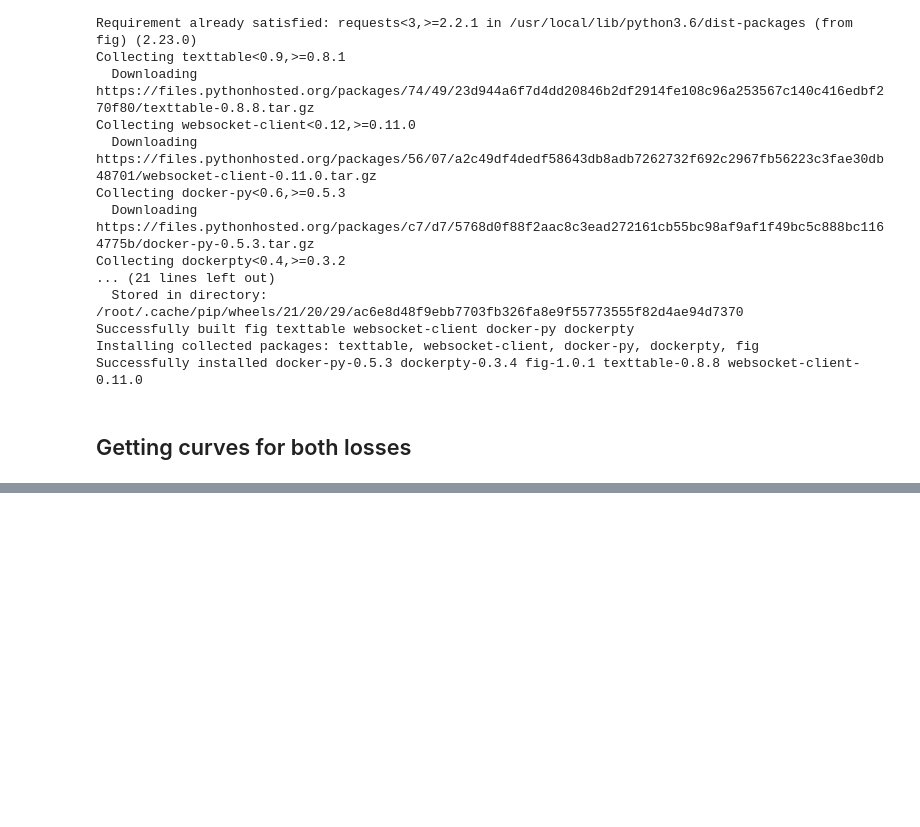
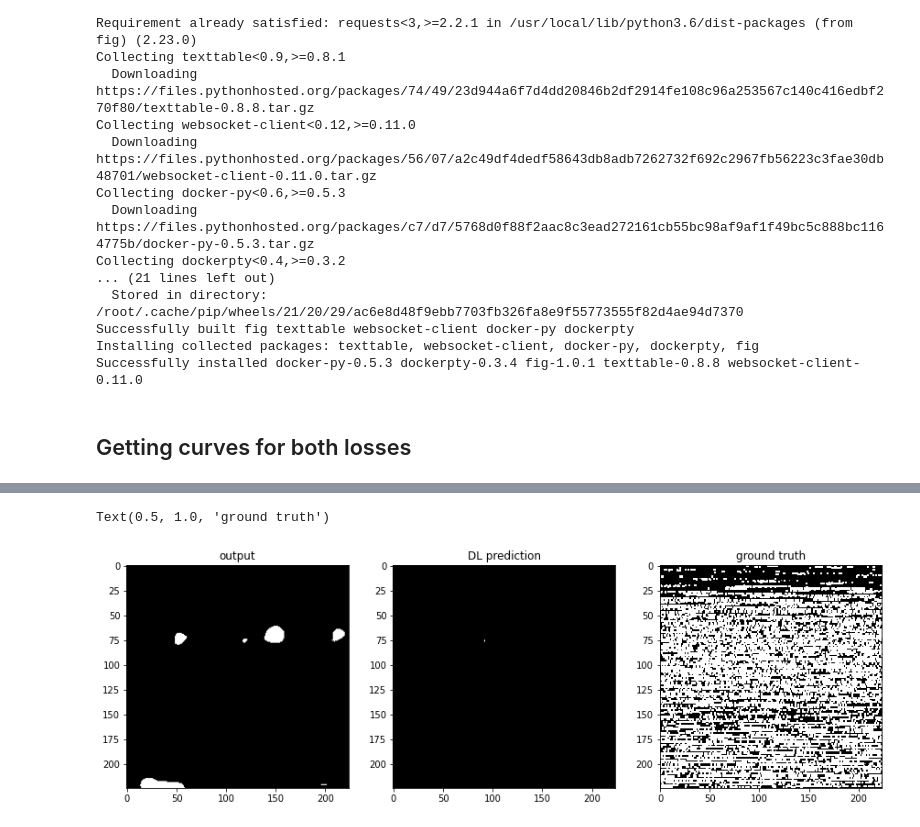
Before and after one commit to natalie-rgb/teamTOM, a Jupyter notebook: UNET_PROJECT_TEAM9_TOM.ipynb, the cells around one changed output, grey strips where cells are left out. Drawn from its saved outputs; the diff is of its cells as text; code cells hidden in the pictures; blank space fills up the shorter version.

Commit message:
LAST CHANGES - ADDED VISUALISATION OF IMAGES

```diff
--- a/UNET_PROJECT_TEAM9_TOM.ipynb
+++ b/UNET_PROJECT_TEAM9_TOM.ipynb
@@ -134,6 +130,8 @@ train_data = file_name[:240]
 validation_data = file_name[240:]
 # %% [markdown]
 ## Getting the model from pre build library
+# %%
+model = mt_models.Unet(drop_rate=0.4, bn_momentum=0.1)
 # %%
 model
 # %% [output]
@@ -303,7 +296,7 @@ import pandas as pd
 #Starting training
 # %%
 
-num_epochs = 10
+num_epochs = 15
 model.to(device)
 history = []
 
@@ -420,0 +410,36 @@ TypeError: ignored
+# %%
+#pyplot.subplot(1, 3, 1) # have two plots in 1 row two columns, first plot
+# assuming im is batch x channel x h x w and channel is RGB
+im, mask = next(iter(valid_loader))
+
+
+im = im.cuda()
+mask = mask.cuda()
+
+
+
+
+pred = model(im)
+plt.figure(figsize=(20,20))
+
+plt.subplot(1,4,1)
+#plt.imshow(tf.keras.preprocessing.image.array_to_img(outputs[0,0,:,:]))
+plt.imshow(outputs[0,0,:,:].detach().cpu().squeeze(), cmap = 'gray' )
+plt.title('output')
+plt.subplot(1, 4, 2)
+plt.imshow(torch.exp(pred[0].detach().cpu().squeeze()), cmap='gray')
+plt.title('DL prediction')
+plt.subplot(1, 4, 3)
+#plt.imshow(tf.keras.preprocessing.image.array_to_img(mask[0,0,:,:]))
+plt.imshow(torch.exp(mask[0].detach().cpu().squeeze()), cmap='gray')
+plt.title('ground truth')
+
+
+#pyplot.plot(im[0].detach().cpu().permute(1, 3, 0))
+#pyplot.subplot(1, 3, 2)
+#pyplot.plot(mask[0].detach().cpu())
+#pyplot.subplot(1, 3, 3) # third plot
+#pyplot.plot(pred[0].detach().cpu())
+# %% [output]
+Text(0.5, 1.0, 'ground truth')
+[figure, added]
```
Also changed, not shown: parts of 8 cells of this notebook.
